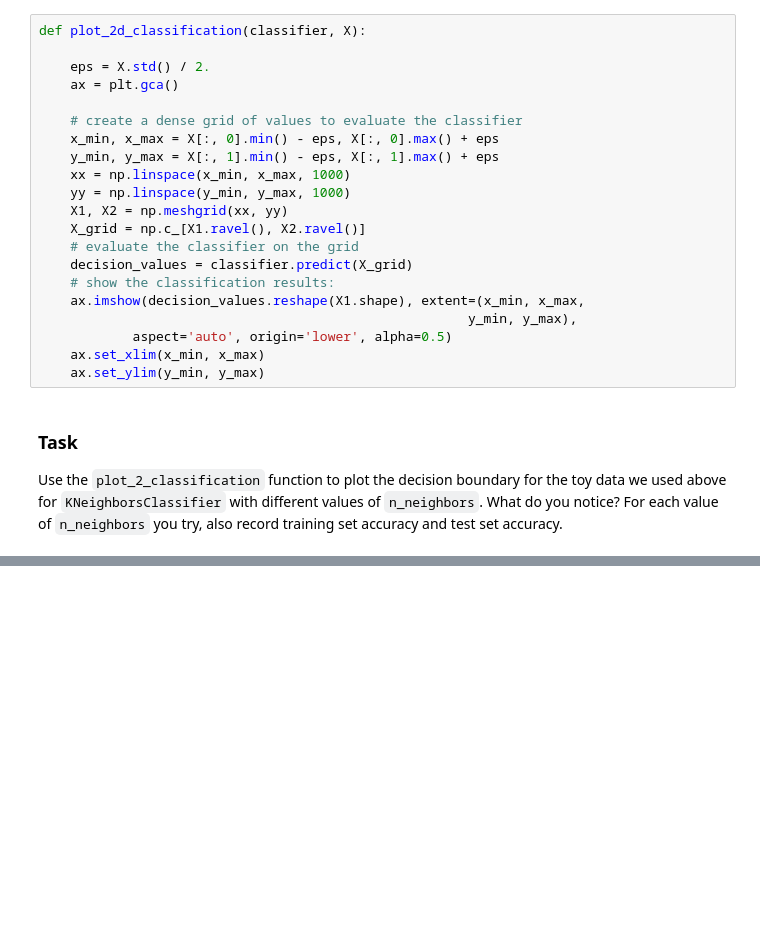
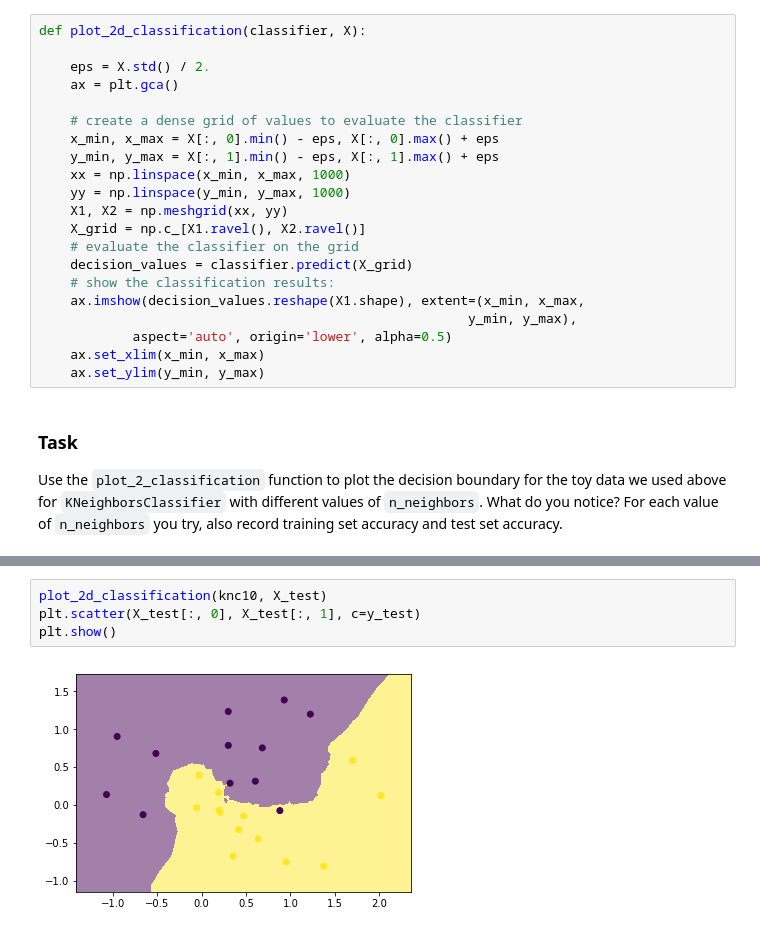
Before and after one commit to Larry201608/Columbia-Data-Science-Bootcamp, a Jupyter notebook: notebooks/day2-lab2-nearest-neighbors.ipynb, the cells around one changed output, grey strips where cells are left out. Saved outputs shown, nothing was run; the diff lists cells and outputs as text; blank space fills up the shorter version.

```diff
--- a/notebooks/day2-lab2-nearest-neighbors.ipynb
+++ b/notebooks/day2-lab2-nearest-neighbors.ipynb
@@ -132,0 +140,6 @@ plot_2d_classification(knc5, X_test)
+# %%
+plot_2d_classification(knc10, X_test)
+plt.scatter(X_test[:, 0], X_test[:, 1], c=y_test)
+plt.show()
+# %% [output]
+[figure, added]
```
Also changed, not shown: parts of 13 cells of this notebook.
